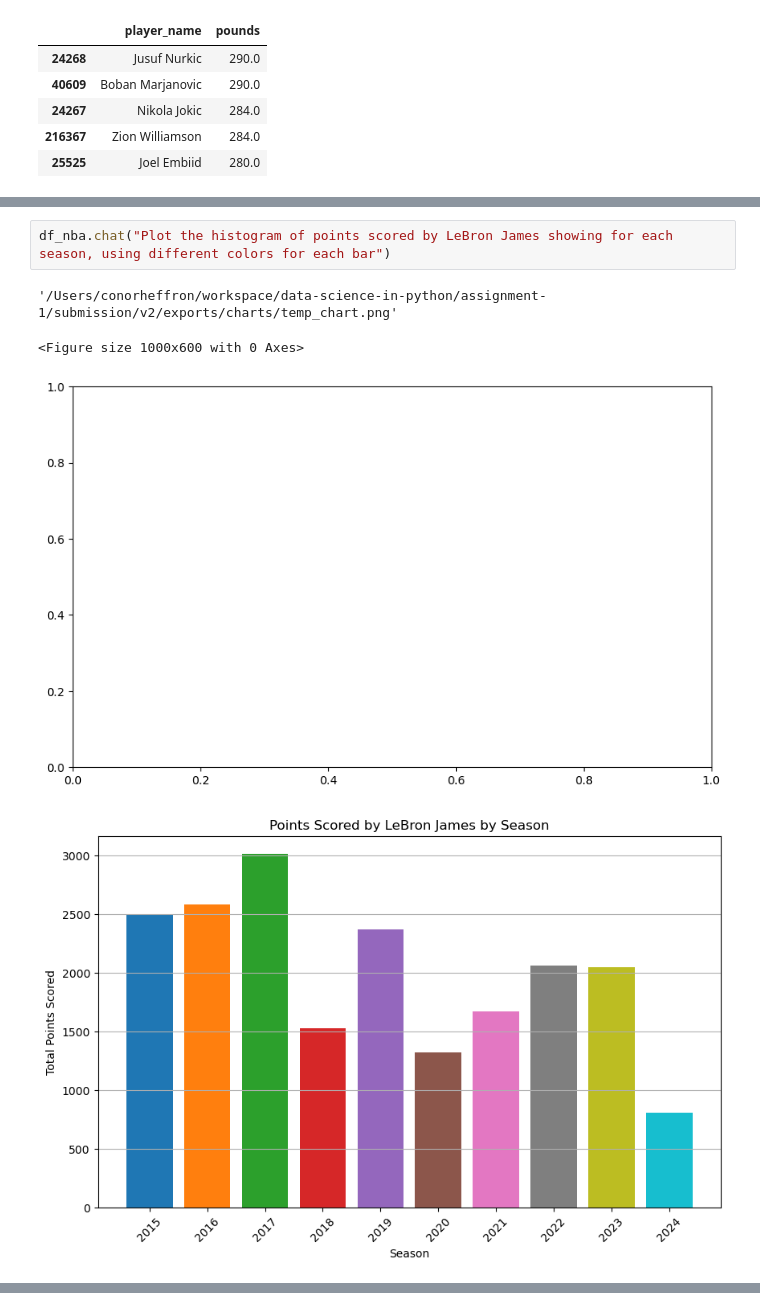
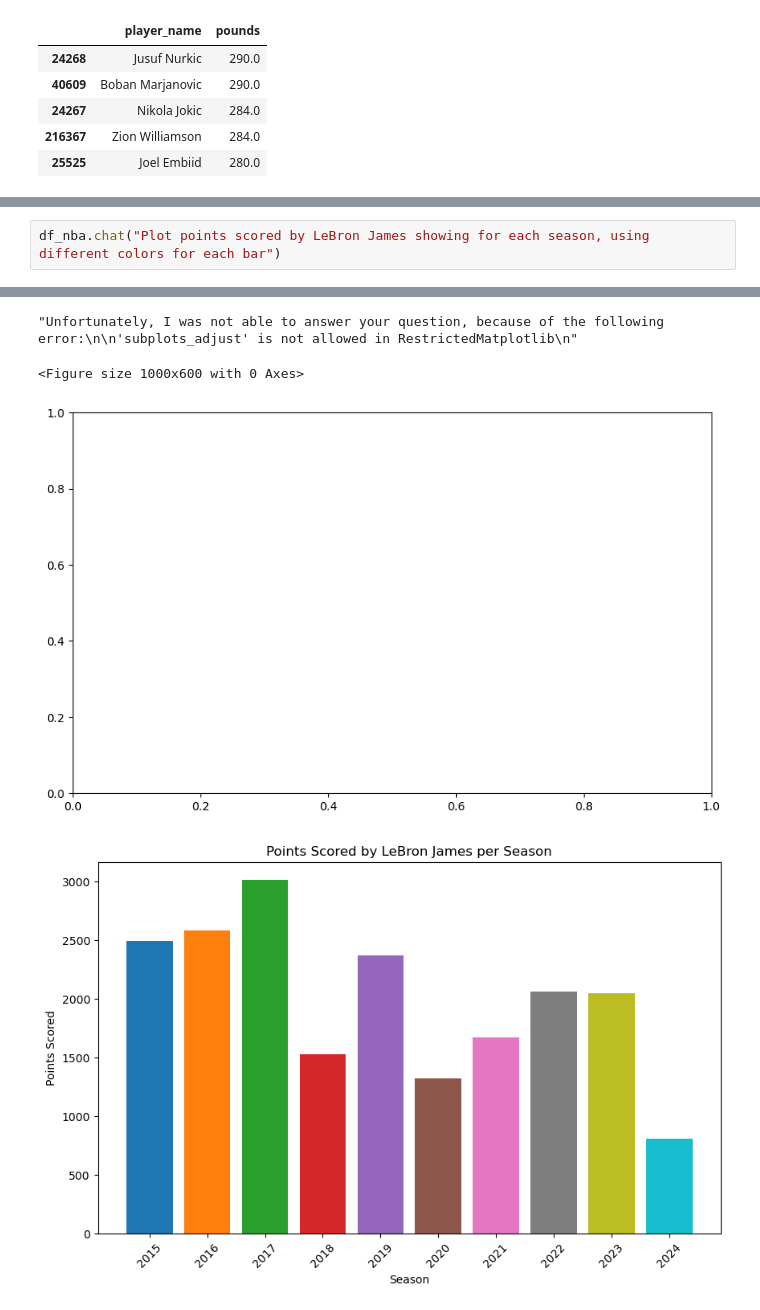
Before and after one commit to conorheffron/nba-stats, a Jupyter notebook: part4-ai-llm-analysis-V3.ipynb, the cells around one changed output, grey strips where cells are left out. Cells and saved outputs as stored; diff of their text form.

```diff
--- a/part4-ai-llm-analysis-V3.ipynb
+++ b/part4-ai-llm-analysis-V3.ipynb
@@ -226,7 +221,3 @@ See the caveats in the documentation: https://pandas.pydata.org/pandas-docs/stab
-# %%
-df_nba.chat("Plot the histogram of points scored by LeBron James showing for each season, using different colors for each bar")
-# %% [output]
-'/Users/conorheffron/workspace/data-science-in-python/assignment-1/submission/v2/exports/charts/temp_chart.png'
-<Figure size 1000x600 with 0 Axes>
-[figure, removed]
-[figure, removed]
+# %%
+df_nba.chat("Plot points scored by LeBron James showing for each season, using different colors for each bar")
+# %% [output]
@@ -232,0 +244,4 @@ df_nba.chat("Plot the histogram of points scored by LeBron James showing for eac
+"Unfortunately, I was not able to answer your question, because of the following error:\n\n'subplots_adjust' is not allowed in RestrictedMatplotlib\n"
+<Figure size 1000x600 with 0 Axes>
+[figure, added]
+[figure, added]
```
Also changed, not shown: parts of 14 cells of this notebook, 2 other files.
